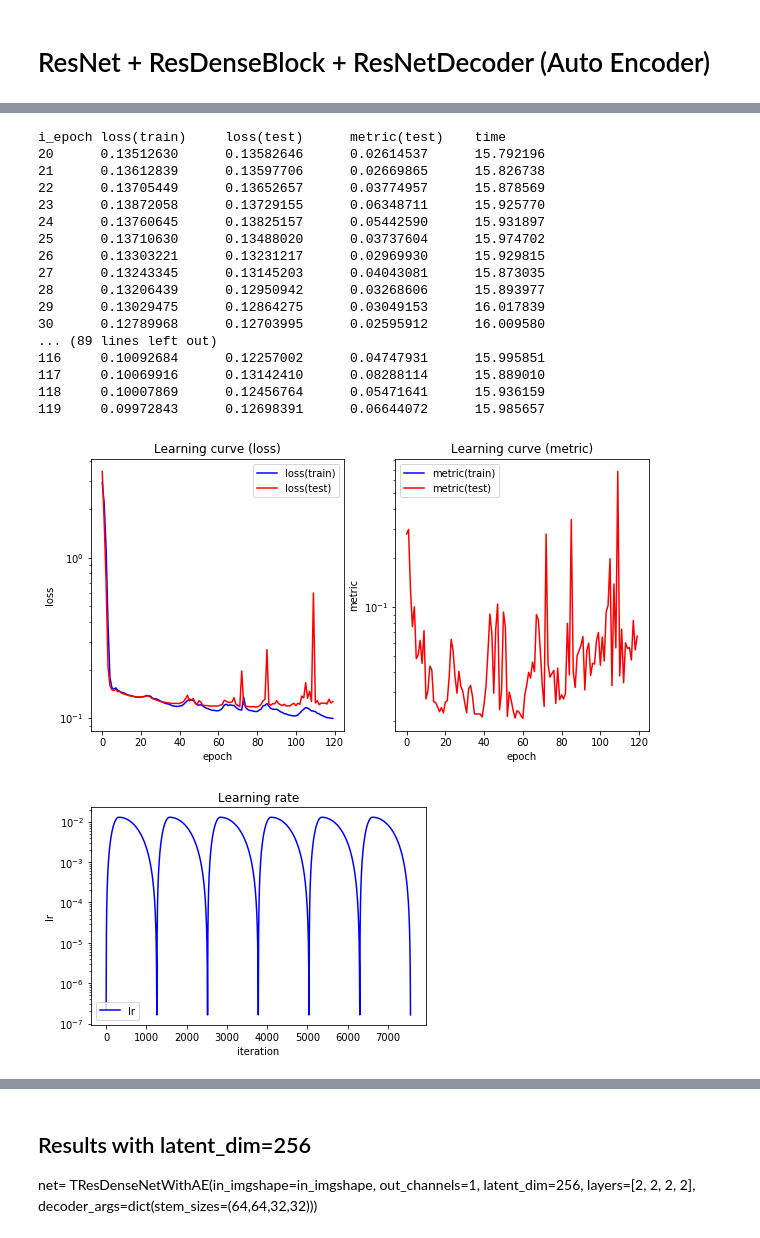
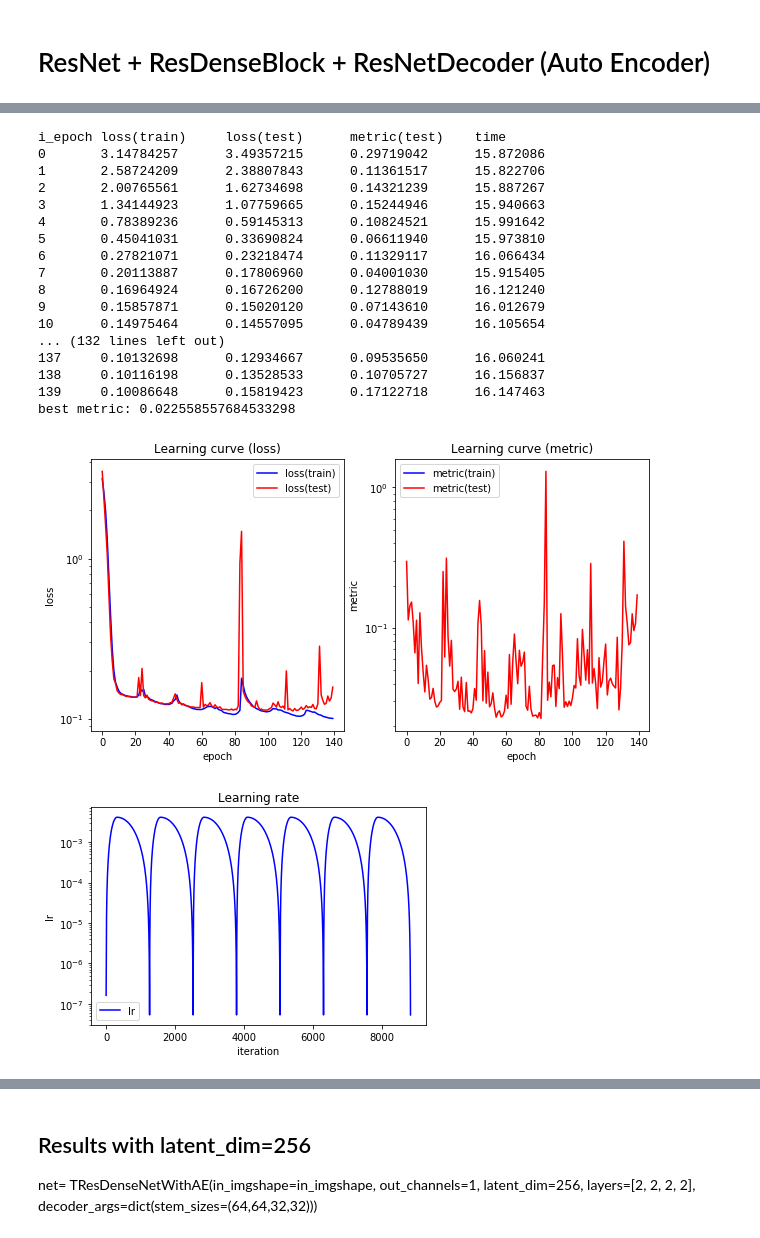
Before and after one commit to akihikoy/ay_test, a Jupyter notebook: python/torch/cnn_sqptn1r_1.ipynb, the cells around one changed output, grey strips where cells are left out. Drawn from its saved outputs; the diff is of its cells as text; code cells hidden in the pictures.

```diff
--- a/python/torch/cnn_sqptn1r_1.ipynb
+++ b/python/torch/cnn_sqptn1r_1.ipynb
@@ -90,7 +90,7 @@ class TResDenseNet(torch.nn.Module):
             TResDenseBlock(ndim_resnet*2, hidden_channels),
             torch.nn.Dropout(p_dropout),
             *[TResDenseBlock(hidden_channels, hidden_channels) for i in range(n_hiddens-1)],
-            torch.nn.Dropout(p_dropout) if n_hiddens-1>0 else None,
+            torch.nn.Dropout(p_dropout) if n_hiddens-1>0 else TNoop(),
             torch.nn.Linear(hidden_channels, out_channels),
             )
     else:
@@ -220,7 +220,7 @@ class TResDenseNetWithAE(torch.nn.Module):
             TResDenseBlock(ndim_encoder, hidden_channels),
             torch.nn.Dropout(p_dropout),
             *[TResDenseBlock(hidden_channels, hidden_channels) for i in range(n_hiddens)],
-            torch.nn.Dropout(p_dropout) if n_hiddens>0 else None,
+            torch.nn.Dropout(p_dropout) if n_hiddens>0 else TNoop(),
             # torch.nn.Linear(hidden_channels, latent_dim),
             TResDenseBlock(hidden_channels, latent_dim),
             )
@@ -235,7 +235,7 @@ class TResDenseNetWithAE(torch.nn.Module):
             TResDenseBlock(latent_dim*2, hidden_channels2),
             torch.nn.Dropout(p_dropout),
             *[TResDenseBlock(hidden_channels2, hidden_channels2) for i in range(n_hiddens2)],
-            torch.nn.Dropout(p_dropout) if n_hiddens2>0 else None,
+            torch.nn.Dropout(p_dropout) if n_hiddens2>0 else TNoop(),
             torch.nn.Linear(hidden_channels2, out_channels),
             )
     else:
@@ -286,7 +286,9 @@ in_imgshape= dset_train[0][0].shape
 # net= TResDenseNetWithAE(in_imgshape=in_imgshape, out_channels=1, layers=[2, 2, 2, 2], hidden_channels=512, hidden_channels2=512, n_hiddens=2, n_hiddens2=2)
 # , latent_dim=512
 # net= TResDenseNetWithAE(in_imgshape=in_imgshape, out_channels=1, latent_dim=15, layers=[2, 2, 2, 2], decoder_args=dict(stem_sizes=(64,64,32,32)))
-net= TResDenseNetWithAE(in_imgshape=in_imgshape, out_channels=1, latent_dim=256, layers=[2, 2, 2, 2], decoder_args=dict(stem_sizes=(64,64,32,32)))
+#Best: @176/0.06223509/0.07492452/0.01910482/14.692992
+# net= TResDenseNetWithAE(in_imgshape=in_imgshape, out_channels=1, latent_dim=256, layers=[2, 2, 2, 2], decoder_args=dict(stem_sizes=(64,64,32,32)))
+net= TResDenseNetWithAE(in_imgshape=in_imgshape, out_channels=1, latent_dim=512, layers=[2, 2, 2, 2], decoder_args=dict(stem_sizes=(64,64,32,32)))
 
 device= torch.device('cuda:1')
 
@@ -348,41 +350,43 @@ lr= 5.3703179637025284e-05, lr_min=2.2387211385683399e-07, lr_max=0.012882495516
 # %%
 # f_loss.w_xtrg= 0.999
 # f_loss.w_xtrg= 0.9
 # f_loss.w_xtrg= 0.5
 # f_loss.w_xtrg= 0.1
 # f_loss.w_xtrg= 0.
 # lr_min,lr_max= lr_min*1e-1,lr_max*1e-1
+# lr_min,lr_max= 1e-6,1e-2
 # lr_min,lr_max= 1e-6,3e-4
 # lr_min,lr_max= 1e-6,6e-5
 # lr_min,lr_max= 1e-7,1e-5
 # lr_max= lr_max*1e-1
 # FreezeParametersExceptFor(net, net.fc_out)
-for i in range(5):
+for i in range(7):
   FitOneCycle(net, n_epoch=20, lr_max=lr_max, div_init=lr_max/lr_min,
       opt=opt, f_loss=f_loss, f_metric=f_metric,
       dl_train=dl_train, dl_test=dl_test, tfm_batch=tfm_batch,
       callbacks=(logger.Callbacks(),disp.Callbacks()),
       device=device)
+print(f'best metric: {min(logger.metric_test)}')
 logger.Plot()
 logger.PlotLR()
 # %% [output]
 i_epoch loss(train)     loss(test)      metric(test)    time
-20      0.13512630      0.13582646      0.02614537      15.792196
-21      0.13612839      0.13597706      0.02669865      15.826738
-22      0.13705449      0.13652657      0.03774957      15.878569
-23      0.13872058      0.13729155      0.06348711      15.925770
-24      0.13760645      0.13825157      0.05442590      15.931897
-25      0.13710630      0.13488020      0.03737604      15.974702
-26      0.13303221      0.13231217      0.02969930      15.929815
-27      0.13243345      0.13145203      0.04043081      15.873035
-28      0.13206439      0.12950942      0.03268606      15.893977
-29      0.13029475      0.12864275      0.03049153      16.017839
-30      0.12789968      0.12703995      0.02595912      16.009580
-... (89 lines left out)
-116     0.10092684      0.12257002      0.04747931      15.995851
-117     0.10069916      0.13142410      0.08288114      15.889010
-118     0.10007869      0.12456764      0.05471641      15.936159
-119     0.09972843      0.12698391      0.06644072      15.985657
+0       3.14784257      3.49357215      0.29719042      15.872086
+1       2.58724209      2.38807843      0.11361517      15.822706
+2       2.00765561      1.62734698      0.14321239      15.887267
+3       1.34144923      1.07759665      0.15244946      15.940663
+4       0.78389236      0.59145313      0.10824521      15.991642
+5       0.45041031      0.33690824      0.06611940      15.973810
+6       0.27821071      0.23218474      0.11329117      16.066434
+7       0.20113887      0.17806960      0.04001030      15.915405
+8       0.16964924      0.16726200      0.12788019      16.121240
+9       0.15857871      0.15020120      0.07143610      16.012679
+10      0.14975464      0.14557095      0.04789439      16.105654
+... (132 lines left out)
+137     0.10132698      0.12934667      0.09535650      16.060241
+138     0.10116198      0.13528533      0.10705727      16.156837
+139     0.10086648      0.15819423      0.17122718      16.147463
+best metric: 0.022558557684533298
-[figure, old version]
+[figure, new version]
-[figure, old version]
+[figure, new version]
 # %%
```
Also changed, not shown: parts of 23 cells of this notebook, 3 other files.
